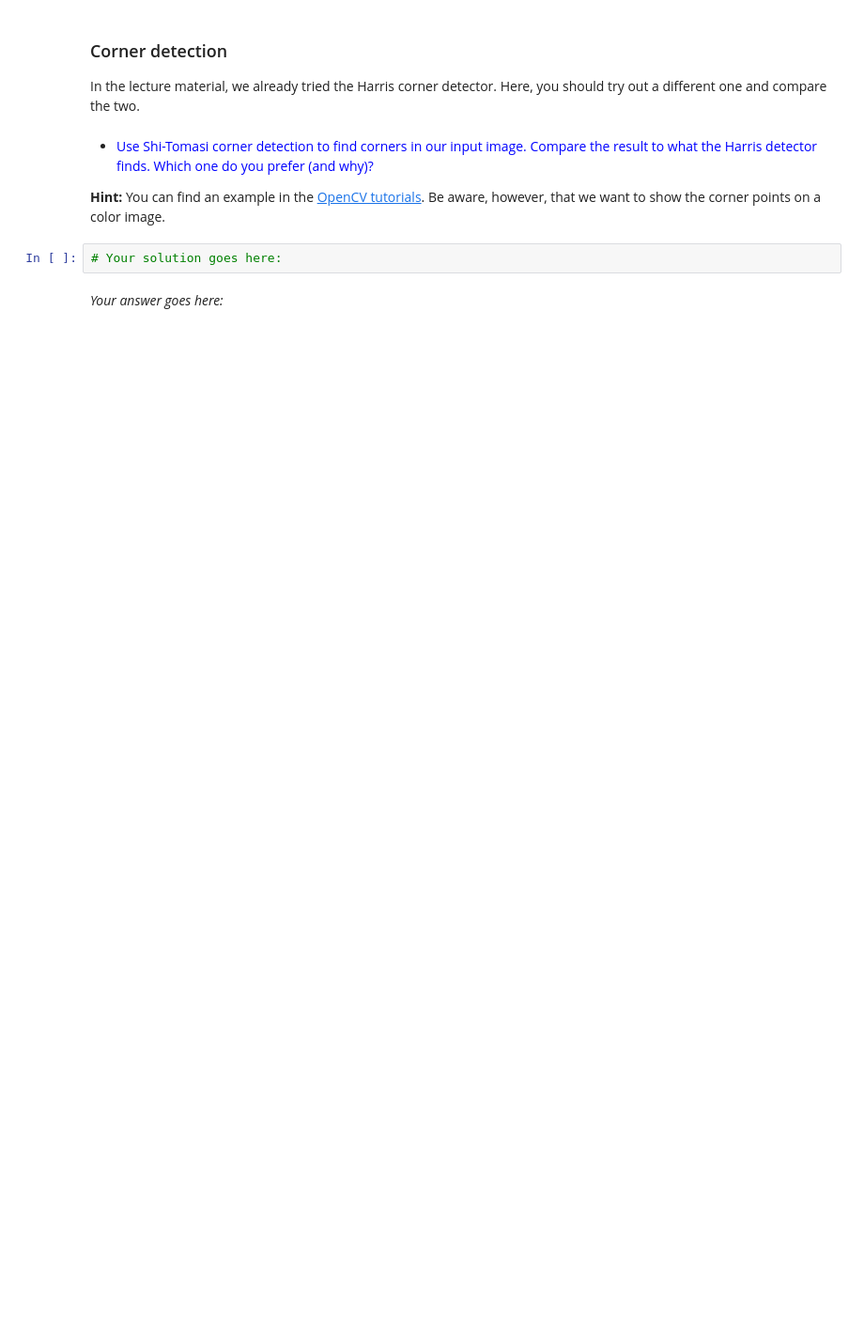
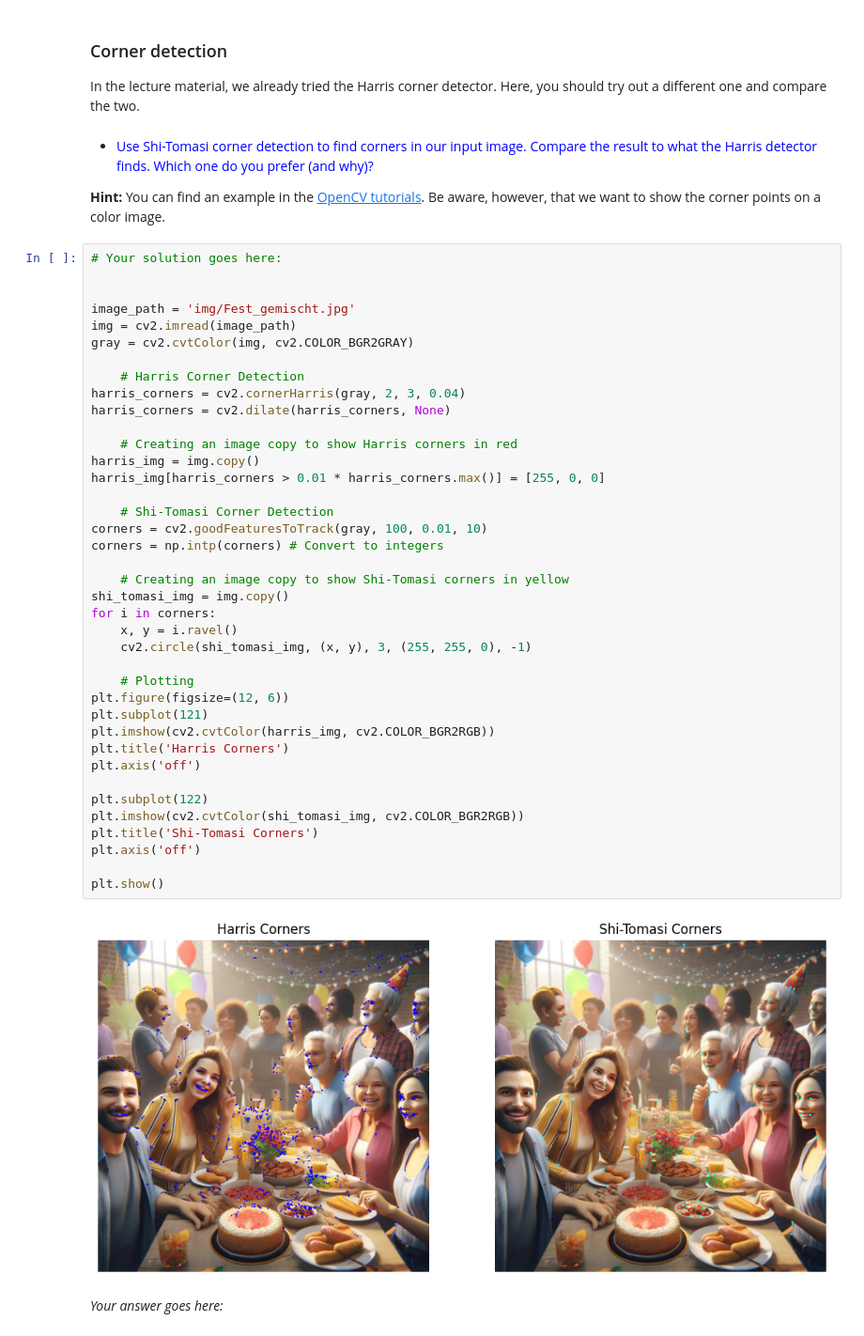
Before and after one commit to muazzamaqeel/DeepLearning, a Jupyter notebook: University_Work/Group-Work/OpenCV/05b_CV_Intro_Ex/05b_CV_Intro_Ex/05b_CV_Intro_Ex.ipynb, the cells around one changed output. Shown at 94% size. Cells and saved outputs as stored; diff of their text form; blank space fills up the shorter version.

```diff
--- a/University_Work/Group-Work/OpenCV/05b_CV_Intro_Ex/05b_CV_Intro_Ex/05b_CV_Intro_Ex.ipynb
+++ b/University_Work/Group-Work/OpenCV/05b_CV_Intro_Ex/05b_CV_Intro_Ex/05b_CV_Intro_Ex.ipynb
@@ -52,8 +92,47 @@ In the lecture material, we already tried the Harris corner detector.  Here, you
 * <div style="color:blue">Use Shi-Tomasi corner detection to find corners in our input image. Compare the result to what the Harris detector finds. Which one do you prefer (and why)?</div>
 
 **Hint:** You can find an example in the [OpenCV tutorials](https://docs.opencv.org/4.9.0/db/d27/tutorial_py_table_of_contents_feature2d.html). Be aware, however, that we want to show the corner points on a color image.
-# %%
-# Your solution goes here:
+# %%
+# Your solution goes here:
+
+
+image_path = 'img/Fest_gemischt.jpg'
+img = cv2.imread(image_path)
+gray = cv2.cvtColor(img, cv2.COLOR_BGR2GRAY)
+
+    # Harris Corner Detection
+harris_corners = cv2.cornerHarris(gray, 2, 3, 0.04)
+harris_corners = cv2.dilate(harris_corners, None)
+
+    # Creating an image copy to show Harris corners in red
+harris_img = img.copy()
+harris_img[harris_corners > 0.01 * harris_corners.max()] = [255, 0, 0]
+
+    # Shi-Tomasi Corner Detection
+corners = cv2.goodFeaturesToTrack(gray, 100, 0.01, 10)
+corners = np.intp(corners) # Convert to integers
+
+    # Creating an image copy to show Shi-Tomasi corners in yellow
+shi_tomasi_img = img.copy()
+for i in corners:
+    x, y = i.ravel()
+    cv2.circle(shi_tomasi_img, (x, y), 3, (255, 255, 0), -1)
+
+    # Plotting
+plt.figure(figsize=(12, 6))
+plt.subplot(121)
+plt.imshow(cv2.cvtColor(harris_img, cv2.COLOR_BGR2RGB))
+plt.title('Harris Corners')
+plt.axis('off')
+
+plt.subplot(122)
+plt.imshow(cv2.cvtColor(shi_tomasi_img, cv2.COLOR_BGR2RGB))
+plt.title('Shi-Tomasi Corners')
+plt.axis('off')
+
+plt.show()
+# %% [output]
+[figure, added]
 # %% [markdown]
 *Your answer goes here:*
 # %% [markdown]
```
Also changed, not shown: parts of 6 cells of this notebook.
